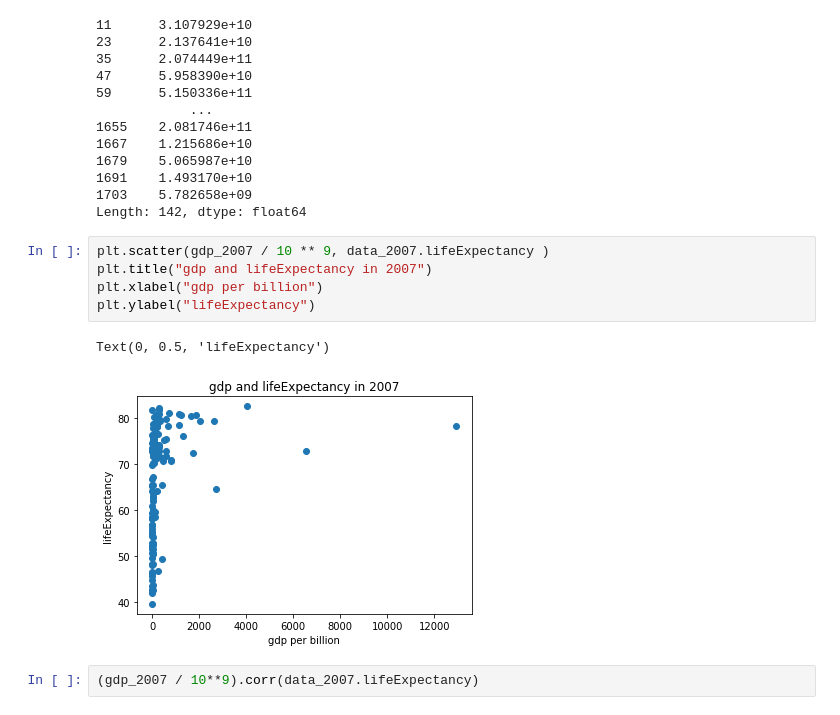
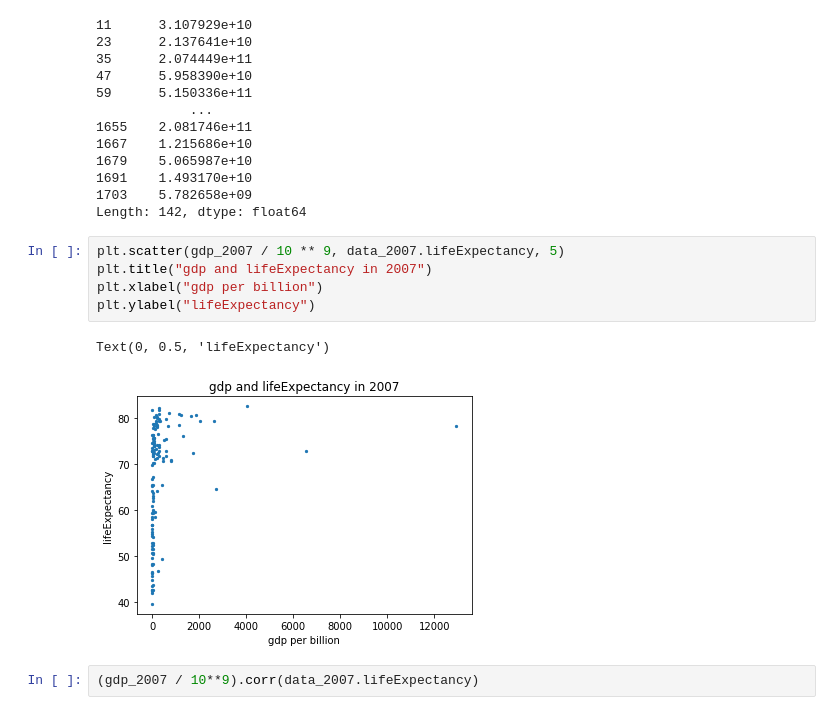
Before and after one commit to LiTaokui/Data_Visualization, a Jupyter notebook: 08_relationship_between_gdp_and_life_expectancy.ipynb, the cells around one changed output. Drawn from its saved outputs; the diff is of its cells as text.

```diff
--- a/08_relationship_between_gdp_and_life_expectancy.ipynb
+++ b/08_relationship_between_gdp_and_life_expectancy.ipynb
@@ -48,13 +48,13 @@ gdp_2007
 1703    5.782658e+09
 Length: 142, dtype: float64
 # %%
-plt.scatter(gdp_2007 / 10 ** 9, data_2007.lifeExpectancy )
+plt.scatter(gdp_2007 / 10 ** 9, data_2007.lifeExpectancy, 5)
 plt.title("gdp and lifeExpectancy in 2007")
 plt.xlabel("gdp per billion")
 plt.ylabel("lifeExpectancy")
 # %% [output]
 Text(0, 0.5, 'lifeExpectancy')
-[figure, old version]
+[figure, new version]
 # %%
 (gdp_2007 / 10**9).corr(data_2007.lifeExpectancy)
 # %% [output]
```
Also changed, not shown: parts of 2 cells of this notebook.
